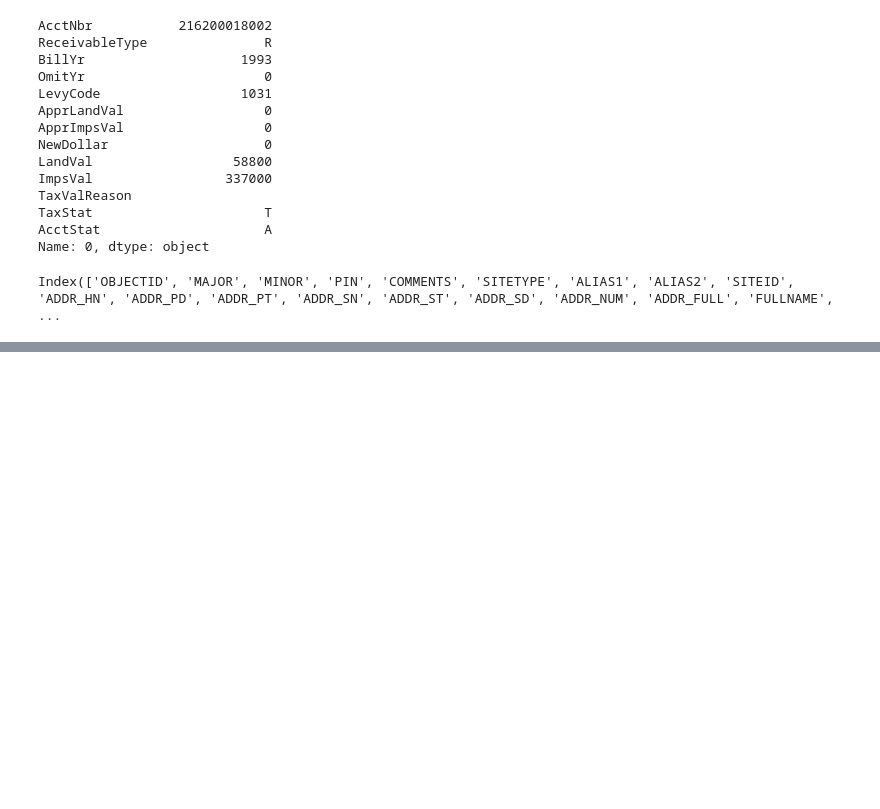
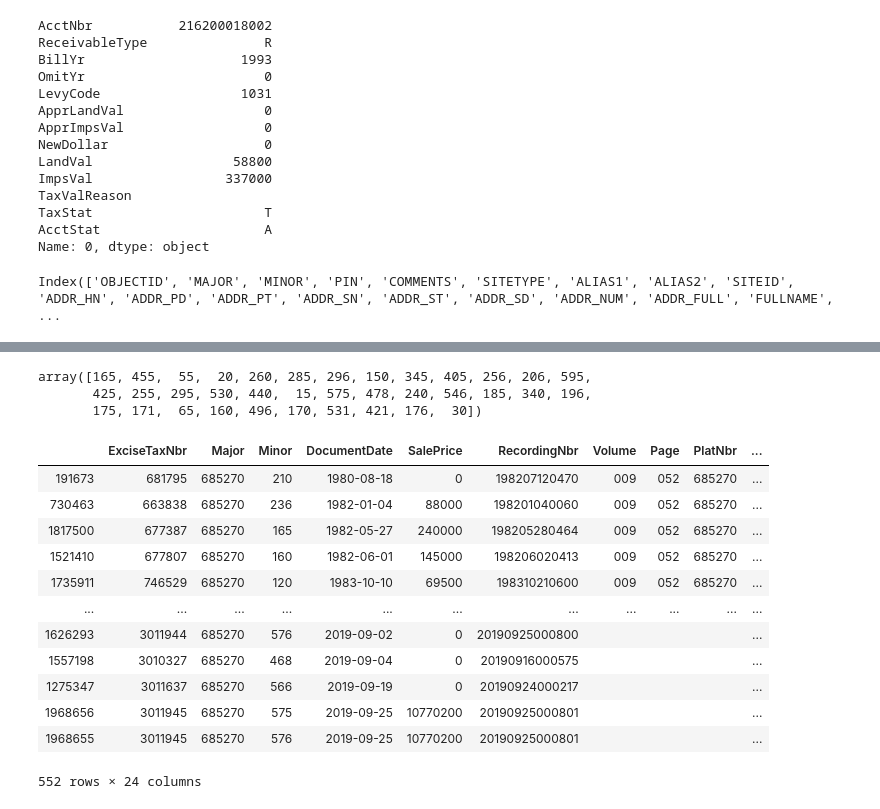
Before and after one commit to frischmuth/Seattle-Real-Estate-Analysis, a Jupyter notebook: EDA.ipynb, the cells around one changed output, grey strips where cells are left out. Saved outputs shown, nothing was run; the diff lists cells and outputs as text; code cells hidden in the pictures; blank space fills up the shorter version.

```diff
--- a/EDA.ipynb
+++ b/EDA.ipynb
@@ -83,0 +214,24 @@ gis[gis.ADDR_FULL=='900 WARREN AVE N']
+# %%
+unitb[unitb['Major']==685270]['Minor'].unique()
+# %% [output]
+array([165, 455,  55,  20, 260, 285, 296, 150, 345, 405, 256, 206, 595,
+       425, 255, 295, 530, 440,  15, 575, 478, 240, 546, 185, 340, 196,
+       175, 171,  65, 160, 496, 170, 531, 421, 176,  30])
+# %%
+rps = pd.read_csv('data/Real Property Sales.zip',parse_dates=[3], infer_datetime_format=True)
+# %%
+rps[rps['Major']==685270].sort_values('DocumentDate')
+# %% [output]
+|  | ExciseTaxNbr | Major | Minor | DocumentDate | SalePrice | RecordingNbr | Volume | Page | PlatNbr | ... |
+| 191673 | 681795 | 685270 | 210 | 1980-08-18 | 0 | 198207120470 | 009 | 052 | 685270 | ... |
+| 730463 | 663838 | 685270 | 236 | 1982-01-04 | 88000 | 198201040060 | 009 | 052 | 685270 | ... |
+| 1817500 | 677387 | 685270 | 165 | 1982-05-27 | 240000 | 198205280464 | 009 | 052 | 685270 | ... |
+| 1521410 | 677807 | 685270 | 160 | 1982-06-01 | 145000 | 198206020413 | 009 | 052 | 685270 | ... |
+| 1735911 | 746529 | 685270 | 120 | 1983-10-10 | 69500 | 198310210600 | 009 | 052 | 685270 | ... |
+| ... | ... | ... | ... | ... | ... | ... | ... | ... | ... | ... |
+| 1626293 | 3011944 | 685270 | 576 | 2019-09-02 | 0 | 20190925000800 |  |  |  | ... |
+| 1557198 | 3010327 | 685270 | 468 | 2019-09-04 | 0 | 20190916000575 |  |  |  | ... |
+| 1275347 | 3011637 | 685270 | 566 | 2019-09-19 | 0 | 20190924000217 |  |  |  | ... |
+| 1968656 | 3011945 | 685270 | 575 | 2019-09-25 | 10770200 | 20190925000801 |  |  |  | ... |
+| 1968655 | 3011945 | 685270 | 576 | 2019-09-25 | 10770200 | 20190925000801 |  |  |  | ... |
+552 rows × 24 columns
```
Also changed, not shown: parts of 28 cells of this notebook, 5 other files.
